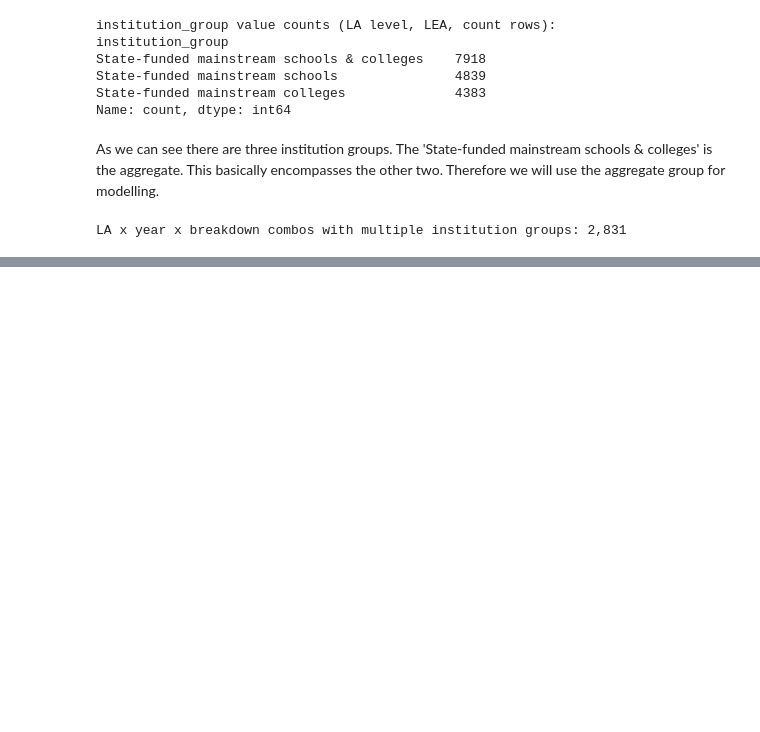
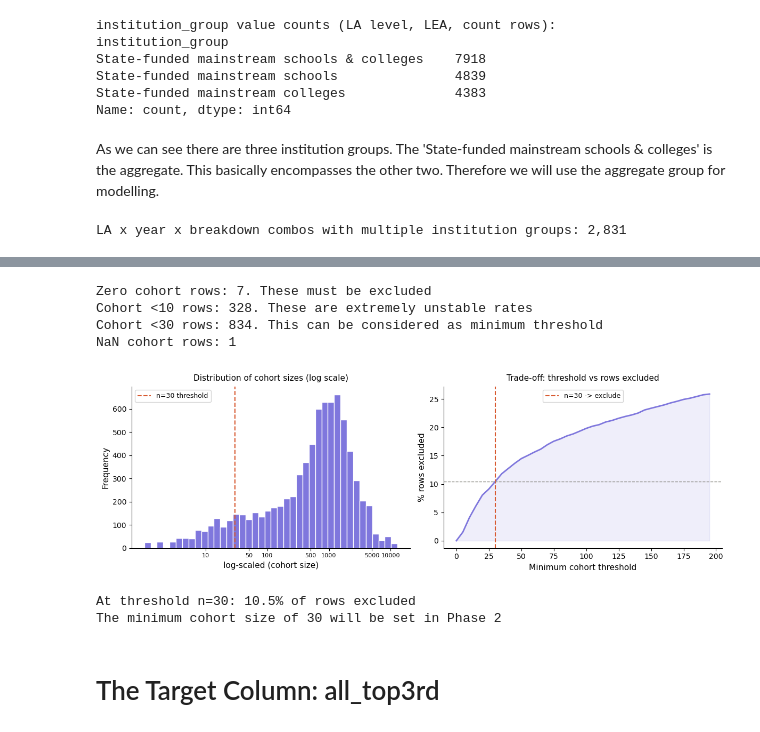
Before and after one commit to jamshaid2610/he-access-classifier, a Jupyter notebook: notebooks/01_data_understanding.ipynb, the cells around one changed output, grey strips where cells are left out. Cells and saved outputs as stored; diff of their text form; code cells hidden in the pictures; blank space fills up the shorter version.

Commit message:
did cohort profiling and top 3rd rate data understanding

```diff
--- a/notebooks/01_data_understanding.ipynb
+++ b/notebooks/01_data_understanding.ipynb
@@ -464,0 +469,11 @@ LA x year x breakdown combos with multiple institution groups: 2,831
+# %%
+#The filter applied to modelling subset: LA, LEA, counts, aggregate institution
+
+df_model_scope = df[
+(df['geographic_level'] == 'Local authority') &
+(df['level_methodology'] == 'Local education authority area') &
+(df['data_type'] == 'Number of pupils') &
+(df['institution_group'] == 'State-funded mainstream schools & colleges')
+].copy()
+
+print(f"Modelling scope: {len(df_model_scope):,} rows")
@@ -464,0 +482,6 @@ LA x year x breakdown combos with multiple institution groups: 2,831
+# %%
+#Convert all cohort to numeric
+df_model_scope['all_cohort_num'] = pd.to_numeric(df_model_scope['all_cohort'], errors='coerce')
+
+print("all_cohort distribution (modelling scope)")
+print(df_model_scope['all_cohort_num'].describe(percentiles=[0.05,0.1,0.25,0.5,0.75,0.9,0.95]))
@@ -464,0 +508,55 @@ LA x year x breakdown combos with multiple institution groups: 2,831
+# %%
+print(f"Zero cohort rows: {n_zero:,}. These must be excluded")
+print(f"Cohort <10 rows: {n_tiny:,}. These are extremely unstable rates")
+print(f"Cohort <30 rows: {n_small:,}. This can be considered as minimum threshold")
+print(f"NaN cohort rows: {n_null:,}")
+# %% [output]
+Zero cohort rows: 7. These must be excluded
+Cohort <10 rows: 328. These are extremely unstable rates
+Cohort <30 rows: 834. This can be considered as minimum threshold
+NaN cohort rows: 1
+# %%
+fig, axes = plt.subplots(1, 2, figsize=(12,4))
+
+#1st Graph (left) will show full distribution log-scaled at x
+cohort_vals = df_model_scope['all_cohort_num'].dropna()
+cohort_vals = cohort_vals[cohort_vals>0]
+
+axes[0].hist(np.log10(cohort_vals), bins=40, color='#7f77dd', edgecolor='white')
+axes[0].set_xlabel('log-scaled (cohort size)', fontsize=11)
+axes[0].set_ylabel('Frequency', fontsize=11)
+axes[0].set_title('Distribution of cohort sizes (log scale)', fontsize=11, pad=8)
+tick_vals = [10, 50, 100, 500, 1000, 5000, 10000]
+axes[0].set_xticks(np.log10(tick_vals))
+axes[0].set_xticklabels([str(v) for v in tick_vals], fontsize=8)
+axes[0].axvline(np.log10(30), color='#D85a30', linestyle='--', label='n=30 threshold')
+axes[0].legend(fontsize=9)
+axes[0].spines[['top', 'right']].set_visible(False)
+
+#2nd Graph (right) will show cumulative proportion below threshold
+thresholds = np.arange(0, 200, 5)
+pct_excluded = [(cohort_vals < t).mean()*100 for t in thresholds]
+
+axes[1].plot(thresholds, pct_excluded, color='#7f77dd', linewidth=2)
+axes[1].fill_between(thresholds, pct_excluded, alpha=0.12, color="#7f77dd")
+axes[1].axvline(30, color='#d85a30', linestyle='--', label='n=30 -> exclude')
+axes[1].axhline(pct_excluded[6], color='#888780', linestyle='--', linewidth=1)
+axes[1].set_xlabel('Minimum cohort threshold', fontsize=11)
+axes[1].set_ylabel('% rows excluded', fontsize=11)
+axes[1].set_title('Trade-off: threshold vs rows excluded', fontsize=11, pad=8)
+axes[1].legend(fontsize=9)
+axes[1].spines[['top', 'right']].set_visible(False)
+
+plt.tight_layout()
+plt.savefig(f'{OUTPUT_DIR}/cohort_size_distribution.png', dpi=150, bbox_inches='tight')
+plt.show()
+# %% [output]
+[figure, added]
+# %%
+print(f"At threshold n=30: {pct_excluded[6]:.1f}% of rows excluded")
+print("The minimum cohort size of 30 will be set in Phase 2")
+# %% [output]
+At threshold n=30: 10.5% of rows excluded
+The minimum cohort size of 30 will be set in Phase 2
+# %% [markdown]
+# The Target Column: all_top3rd
```
Also changed, not shown: parts of 13 cells of this notebook, 3 other files.
